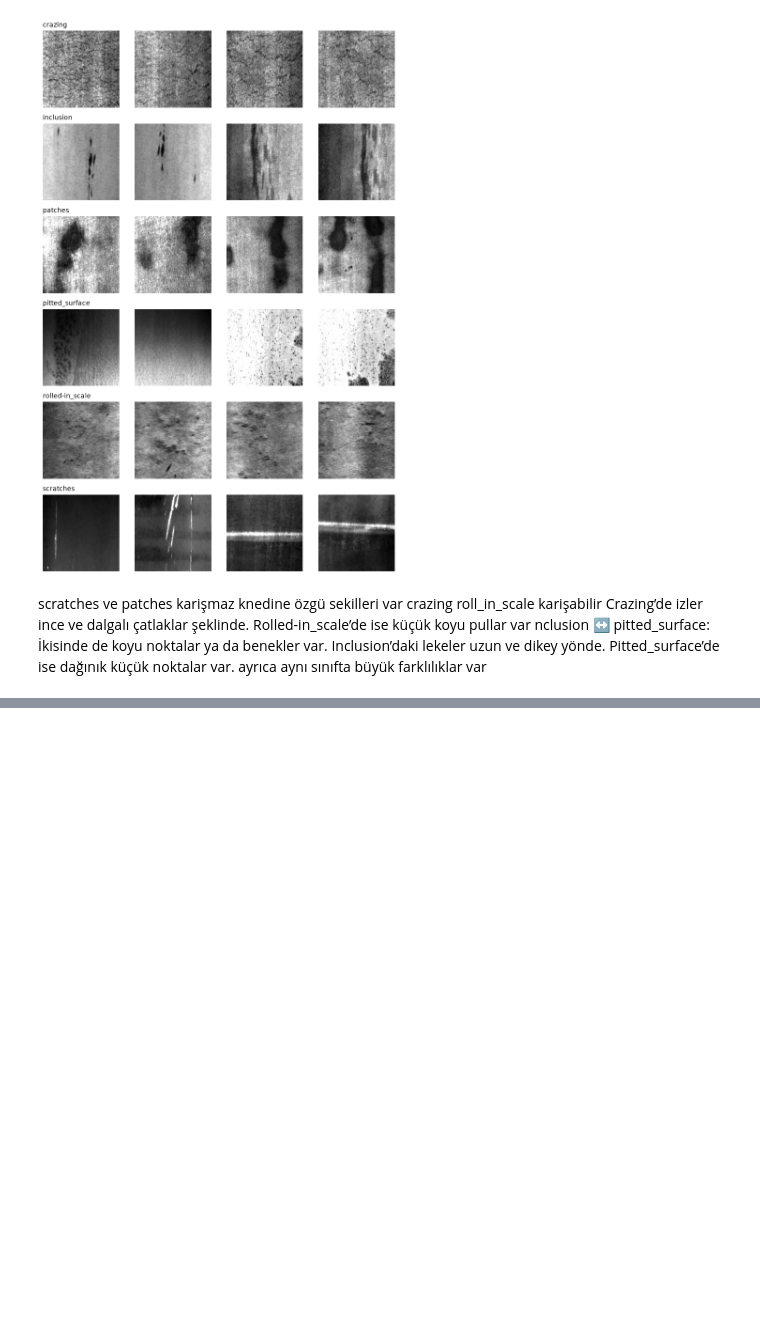
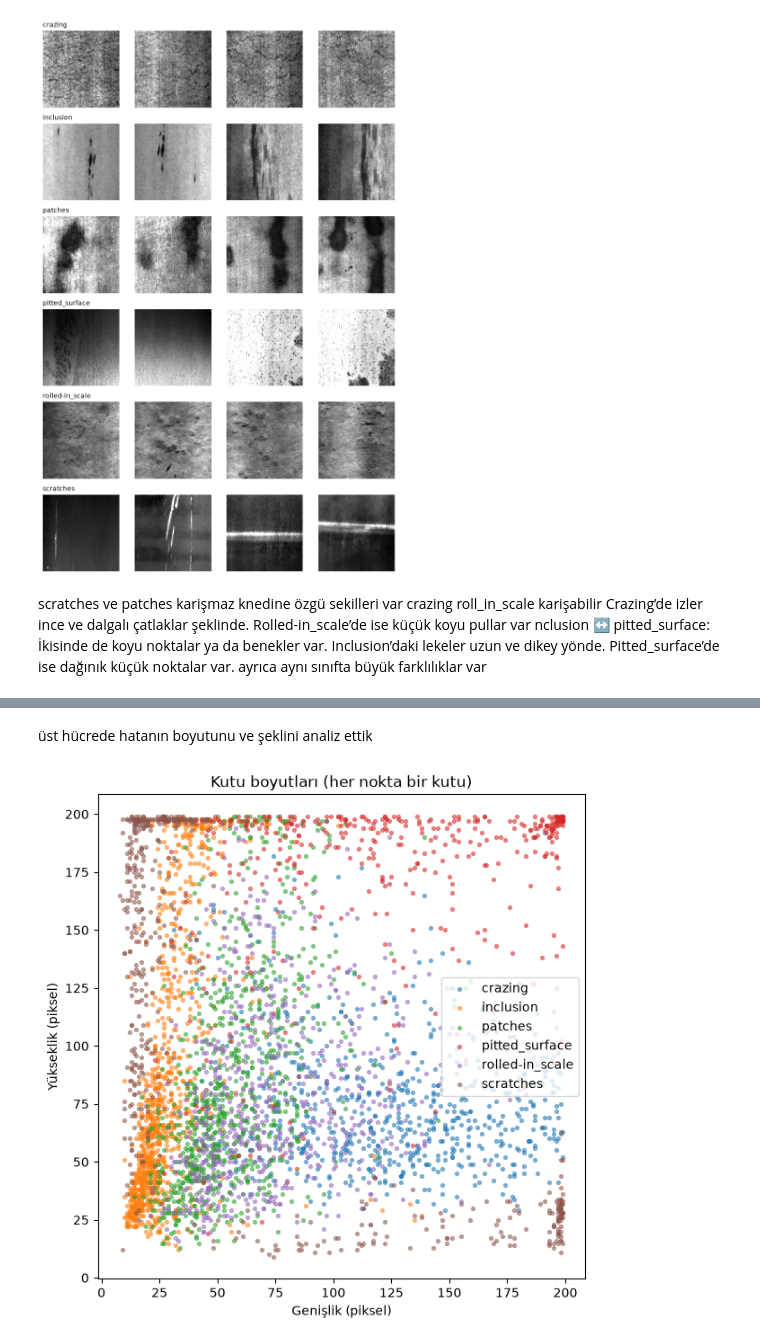
Before and after one commit to nurgulklc123/celik_yuzey_hata_tespiti, a Jupyter notebook: notebooks/01_eda.ipynb, the cells around one changed output, grey strips where cells are left out. Drawn from its saved outputs; the diff is of its cells as text; code cells hidden in the pictures; blank space fills up the shorter version.

```diff
--- a/notebooks/01_eda.ipynb
+++ b/notebooks/01_eda.ipynb
@@ -46,0 +77,24 @@ scratches ve patches karişmaz knedine özgü sekilleri var  crazing roll_in_sca
+# %%
+import xml.etree.ElementTree as ET
+import pandas as pd
+def parse_xml(xml_path):
+    root=ET.parse(xml_path).getroot()
+    filename=root.find("filename").text
+    rows=[]
+    for obj in root.findall("object"):
+        box=obj.find("bndbox")
+        rows.append({
+            "file":filename,
+            "class":obj.find("name").text,
+            "xmin":int(box.find("xmin").text),
+            "ymin":int(box.find("ymin").text),
+            "xmax":int(box.find("xmax").text),
+            "ymax":int(box.find("ymax").text)
+        })
+    return rows
+all_rows=[]
+for xml_path in sorted(ANN_DIR.glob("*.xml")):
+    all_rows.extend(parse_xml(xml_path))
+df=pd.DataFrame(all_rows)
+print("toplam kutu:",len(df))
+df.head()
@@ -46,0 +111,7 @@ scratches ve patches karişmaz knedine özgü sekilleri var  crazing roll_in_sca
+# %%
+df["width"] = df["xmax"] - df["xmin"]
+df["height"] = df["ymax"] - df["ymin"]
+df["aspect"] = df["width"] / df["height"]
+df["area_ratio"] = (df["width"] * df["height"]) / (200 * 200)
+
+df.groupby("class")[["width", "height", "aspect", "area_ratio"]].mean().round(2)
@@ -46,0 +127,16 @@ scratches ve patches karişmaz knedine özgü sekilleri var  crazing roll_in_sca
+# %% [markdown]
+üst hücrede hatanın boyutunu ve şeklini analiz ettik
+# %%
+fig, ax = plt.subplots(figsize=(7, 7))
+for cls in classes:
+    sub = df[df["class"] == cls]
+    ax.scatter(sub["width"], sub["height"], s=8, alpha=0.5, label=cls)
+
+ax.set_xlabel("Genişlik (piksel)")
+ax.set_ylabel("Yükseklik (piksel)")
+ax.set_title("Kutu boyutları (her nokta bir kutu)")
+ax.legend()
+fig.savefig("../reports/figures/02_box_sizes.png", dpi=150)
+plt.show()
+# %% [output]
+[figure, added]
```
Also changed, not shown: parts of 9 cells of this notebook, 1 other file.
